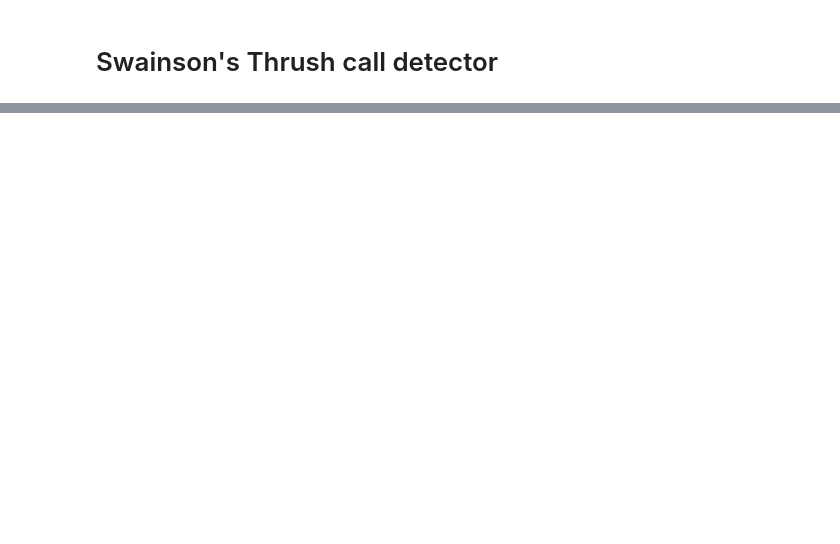
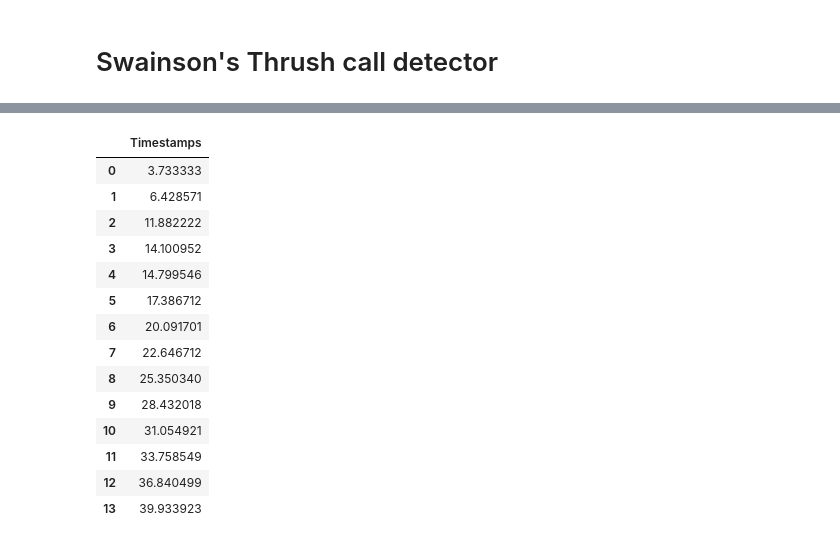
Before and after one commit to ArthurFDLR/SwainsonsThrush-detector, a Jupyter notebook: SwainsonsTrush-detector.ipynb, the cells around one changed output, grey strips where cells are left out. Drawn from its saved outputs; the diff is of its cells as text; code cells hidden in the pictures; blank space fills up the shorter version.

```diff
--- a/SwainsonsTrush-detector.ipynb
+++ b/SwainsonsTrush-detector.ipynb
@@ -72,27 +119,24 @@ def multipass_lnGLRT(s_array:np.ndarray, x_array:np.ndarray, nbr_pass:int, tresh
 # %%
-def draw_signal_analysis(template_URL:str, signal_URL:str):
-    fig, ax = plt.subplots()
+treshold = 20.0
 
-    # Read wav files
-    template_samplerate, template_WAV = scipy.io.wavfile.read(template_URL)
-    signal_samplerate, signal_WAV = scipy.io.wavfile.read(signal_URL)
-    assert template_samplerate == signal_samplerate
+import matplotlib.pyplot as plt
+plt.style.use('ggplot')
+fig, ax = plt.subplots()
 
-    # Get Likelihood ratio
-    signal_lnGLRT, positions_detected = multipass_lnGLRT(template_WAV, signal_WAV, nbr_pass=1, treshold=20)
-    print("Template detected (seconds):", positions_detected/signal_samplerate)
+signal_timeline = np.linspace(0, signal_WAV.shape[0]/signal_samplerate, signal_WAV.shape[0])
+signal_lnGLRT_timeline = np.linspace(0, signal_lnGLRT.shape[0]/signal_samplerate, signal_lnGLRT.shape[0])
 
-    # Draw plot
-    signal_timeline = np.linspace(0, signal_WAV.shape[0]/signal_samplerate, signal_WAV.shape[0])
-    signal_lnGLRT_timeline = np.linspace(0, signal_lnGLRT.shape[0]/signal_samplerate, signal_lnGLRT.shape[0])
+ax_bis = ax.twinx()
 
-    ax_bis = ax.twinx()
+ax.plot(signal_timeline, signal_WAV, color='grey', alpha=.3, linewidth=.2)
+ax_bis.plot(signal_lnGLRT_timeline, signal_lnGLRT, color='#9500ff', linewidth=1.)
+ax_bis.hlines(treshold, 0, signal_lnGLRT.shape[0]/signal_samplerate,  colors='#9a65bf', linestyles='dashdot', legend='Treshold')
 
-    ax.plot(signal_timeline, signal_WAV, color='grey', alpha=.3, linewidth=.2)
-    ax_bis.plot(signal_lnGLRT_timeline, signal_lnGLRT, color='#62a2f5', linewidth=1.5)
+ax.set_xlabel(r'$t$ $[s]$')
+ax_bis.set_ylabel(r'$\ln(L_G(t))$', color='#9500ff')
+ax_bis.set_yscale('log')
+ax_bis.set_ylim([0.5, ax_bis.get_ylim()[1]])
+ax.set_ylabel(r'Analyzed signal')
 
-    ax.set_xlabel(r'Time $t$ $[s]$')
-    ax_bis.set_ylabel(r'$\ln(L_G(t))$', color='#1f6dd1')
-    ax.set_ylabel(r'Analyzed signal')
-
-    plt.show()
+plt.legend()
+plt.show()
@@ -109,0 +145,23 @@ ipd.Audio(template_WAV, rate=template_samplerate)
+# %%
+import pandas as pd
+import scipy.signal
+
+timestamps_detected, properties = scipy.signal.find_peaks(signal_lnGLRT, threshold=treshold, distance = template_WAV.shape[0])
+timestamps_detected = timestamps_detected/signal_samplerate
+pd.DataFrame(timestamps_detected, columns=["Timestamps"])
+# %% [output]
+|  | Timestamps |
+| 0 | 3.733333 |
+| 1 | 6.428571 |
+| 2 | 11.882222 |
+| 3 | 14.100952 |
+| 4 | 14.799546 |
+| 5 | 17.386712 |
+| 6 | 20.091701 |
+| 7 | 22.646712 |
+| 8 | 25.350340 |
+| 9 | 28.432018 |
+| 10 | 31.054921 |
+| 11 | 33.758549 |
+| 12 | 36.840499 |
+| 13 | 39.933923 |
```
Also changed, not shown: parts of 20 cells of this notebook.
